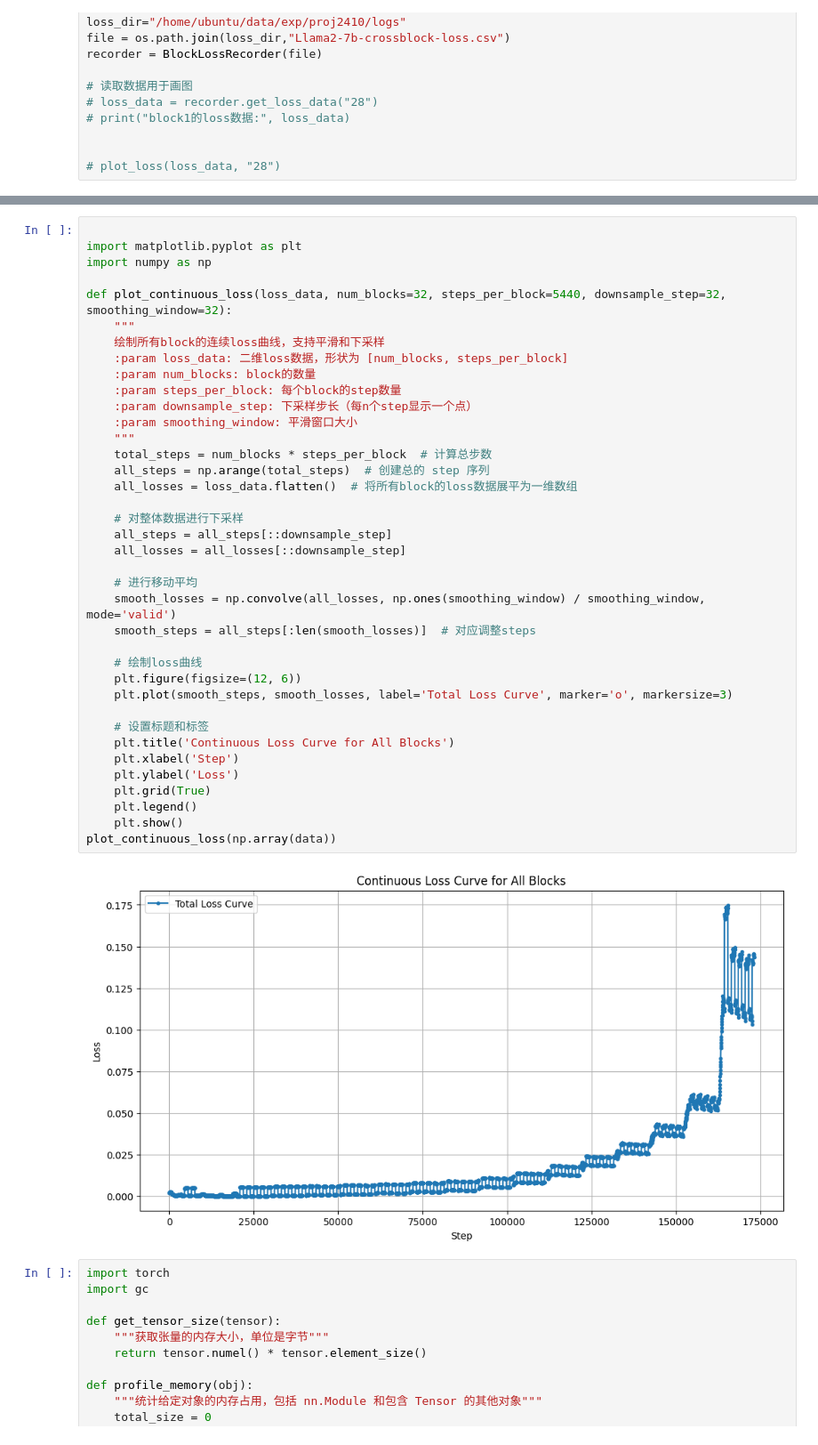
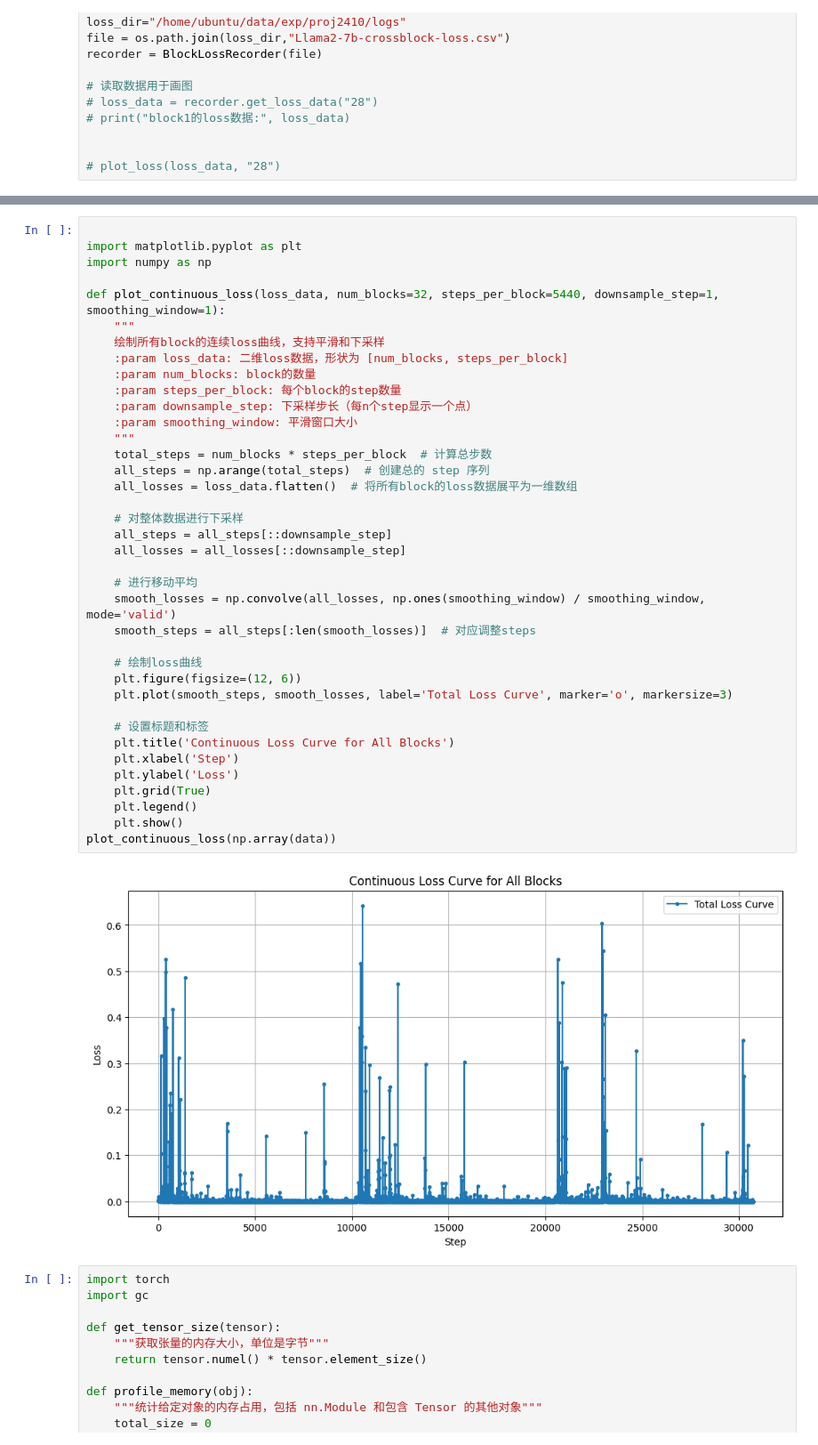
Before and after one commit to hq-ansel/proj2410, a Jupyter notebook: preEXP.ipynb, the cells around one changed output, grey strips where cells are left out. Shown: that part at 89% size. Saved outputs shown, nothing was run; the diff lists cells and outputs as text.

```diff
--- a/preEXP.ipynb
+++ b/preEXP.ipynb
@@ -271,41 +294,41 @@ print(data.shape)
 import matplotlib.pyplot as plt
 import numpy as np
 
-def plot_continuous_loss(loss_data, num_blocks=32, steps_per_block=5440, downsample_step=32, smoothing_window=32):
+def plot_continuous_loss(loss_data, num_blocks=32, steps_per_block=5440, downsample_step=1, smoothing_window=1):
     """
     绘制所有block的连续loss曲线，支持平滑和下采样
     :param loss_data: 二维loss数据，形状为 [num_blocks, steps_per_block]
     :param num_blocks: block的数量
     :param steps_per_block: 每个block的step数量
     :param downsample_step: 下采样步长（每n个step显示一个点）
     :param smoothing_window: 平滑窗口大小
     """
     total_steps = num_blocks * steps_per_block  # 计算总步数
     all_steps = np.arange(total_steps)  # 创建总的 step 序列
     all_losses = loss_data.flatten()  # 将所有block的loss数据展平为一维数组
 
     # 对整体数据进行下采样
     all_steps = all_steps[::downsample_step]
     all_losses = all_losses[::downsample_step]
 
     # 进行移动平均
     smooth_losses = np.convolve(all_losses, np.ones(smoothing_window) / smoothing_window, mode='valid')
     smooth_steps = all_steps[:len(smooth_losses)]  # 对应调整steps
 
     # 绘制loss曲线
     plt.figure(figsize=(12, 6))
     plt.plot(smooth_steps, smooth_losses, label='Total Loss Curve', marker='o', markersize=3)
 
     # 设置标题和标签
     plt.title('Continuous Loss Curve for All Blocks')
     plt.xlabel('Step')
     plt.ylabel('Loss')
     plt.grid(True)
     plt.legend()
     plt.show()
 plot_continuous_loss(np.array(data))
 # %% [output]
-[figure, old version]
+[figure, new version]
 # %%
 import torch
 import gc
```
Also changed, not shown: parts of 8 cells of this notebook, 21 other files.
